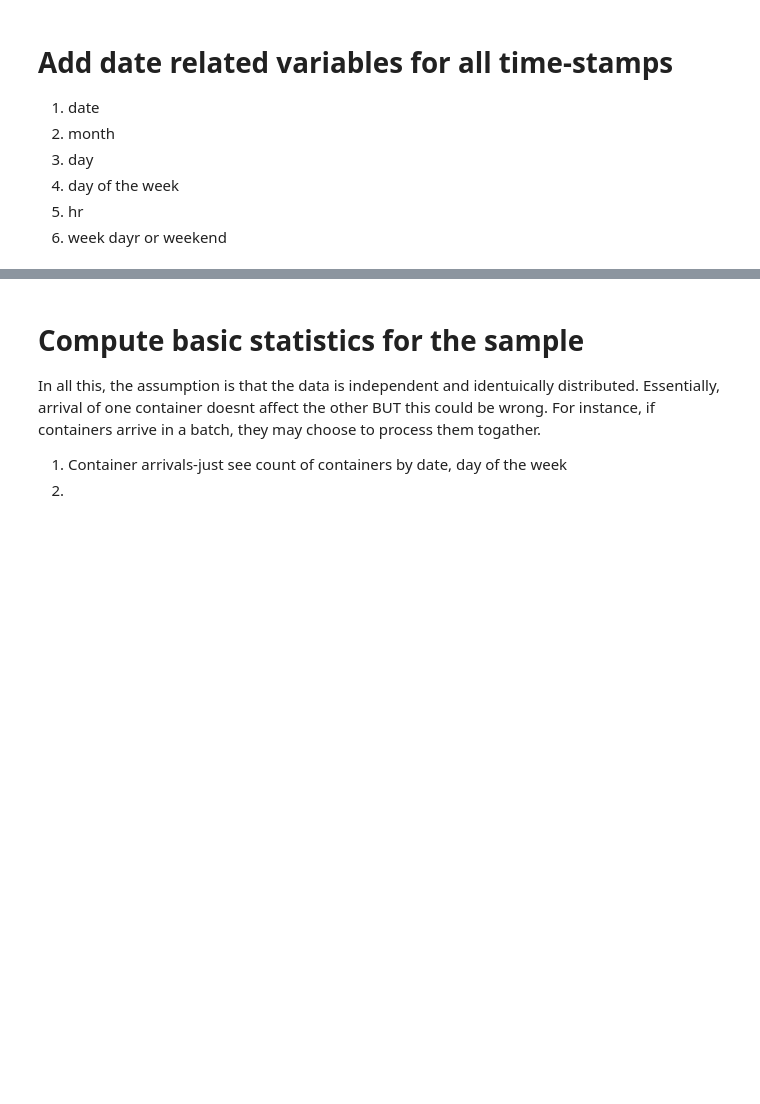
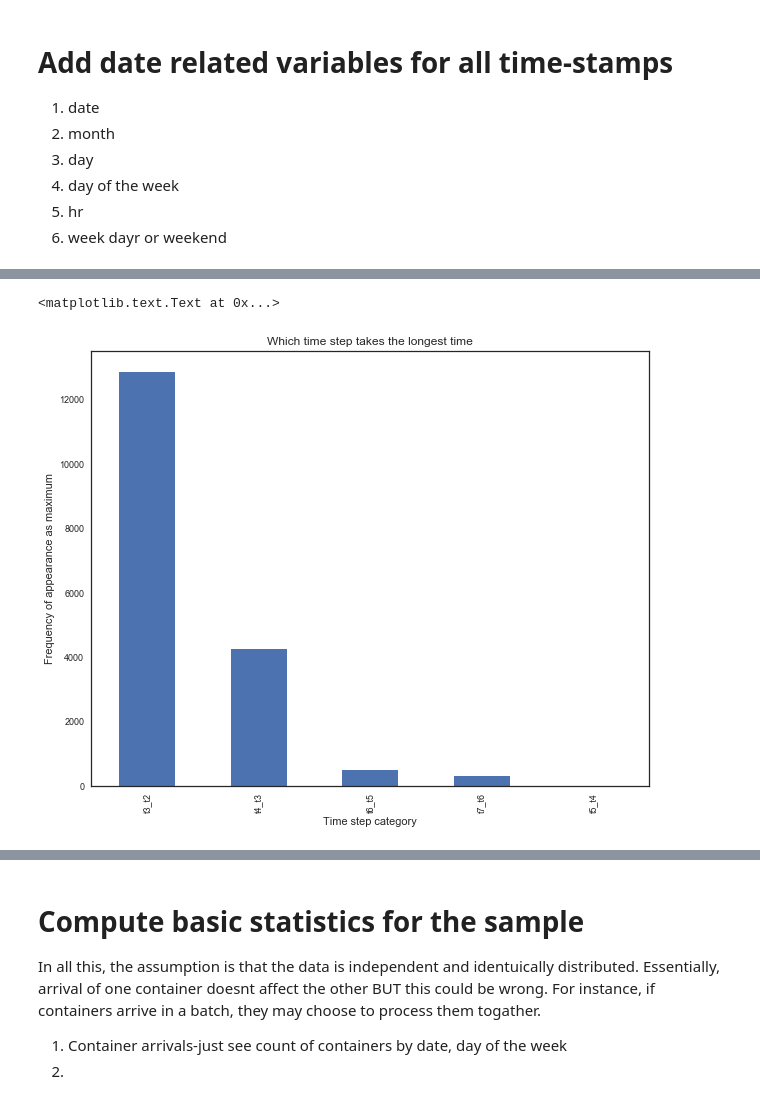
Before and after one commit to dmatekenya/Port-Analysis-Logistics, a Jupyter notebook: scripts/analysis.ipynb, the cells around one changed output, grey strips where cells are left out. Drawn from its saved outputs; the diff is of its cells as text; code cells hidden in the pictures; blank space fills up the shorter version.

```diff
--- a/scripts/analysis.ipynb
+++ b/scripts/analysis.ipynb
@@ -116,18 +149,20 @@ for col in dates:
     #add_dates_vars(col,d)
     add_dates_vars (col, d)
 # %%
-#Add duration variables-use exact time stamps to compute these and save as total seconds
-#Main phases
-d['t3_t1'] = d.apply(lambda row: (row['t3_declaration_lodged']-row['t1_arrival']).total_seconds(),axis=1)
-d['t6_t3'] = d.apply(lambda row: (row['t6_clearance']-row['t3_declaration_lodged']).total_seconds(),axis=1)
-d['t7_t6'] = d.apply(lambda row: (row['t7_removal']-row['t6_clearance']).total_seconds(),axis=1)
+#Add duration variables-use exact time stamps to compute these
+#and save as hours
+#Note all duration in hours
+
+d['t3_t1'] = d.apply(lambda row: (row['t3_declaration_lodged']-row['t1_arrival']).total_seconds()/3600,axis=1)
+d['t6_t3'] = d.apply(lambda row: (row['t6_clearance']-row['t3_declaration_lodged']).total_seconds()/3600,axis=1)
+d['t7_t6'] = d.apply(lambda row: (row['t7_removal']-row['t6_clearance']).total_seconds()/3600,axis=1)
 
 #Add othger time steps
-d['t6_t5'] = d.apply(lambda row: (row['t6_clearance']-row['t5_inspection']).total_seconds(),axis=1)
-d['t5_t4'] = d.apply(lambda row: (row['t5_inspection']-row['t4_declaration_validated']).total_seconds(),axis=1)
-d['t4_t3'] = d.apply(lambda row: (row['t4_declaration_validated']-row['t3_declaration_lodged']).total_seconds(),axis=1)
-d['t3_t2'] = d.apply(lambda row: (row['t3_declaration_lodged']-row['t2_manifest_recvd']).total_seconds(),axis=1)
-d['t2_t1'] = d.apply(lambda row: (row['t3_declaration_lodged']-row['t2_manifest_recvd']).total_seconds(),axis=1)
+d['t6_t5'] = d.apply(lambda row: (row['t6_clearance']-row['t5_inspection']).total_seconds()/3600,axis=1)
+d['t5_t4'] = d.apply(lambda row: (row['t5_inspection']-row['t4_declaration_validated']).total_seconds()/3600,axis=1)
+d['t4_t3'] = d.apply(lambda row: (row['t4_declaration_validated']-row['t3_declaration_lodged']).total_seconds()/3600,axis=1)
+d['t3_t2'] = d.apply(lambda row: (row['t3_declaration_lodged']-row['t2_manifest_recvd']).total_seconds()/3600,axis=1)
+d['t2_t1'] = d.apply(lambda row: (row['t3_declaration_lodged']-row['t2_manifest_recvd']).total_seconds()/3600,axis=1)
 # %%
 #Only considering the sequences-Add step with maximum and minimum duration
 durations = ['t7_t6','t6_t5','t5_t4','t4_t3','t3_t2','t2_t1' ]
@@ -158,0 +195,18 @@ d.max_phases.value_counts().plot(kind='bar',
+# %%
+#Lets see a simple chart showing what I described above
+ax = d.max_step_duration.value_counts().plot(kind='bar',
+                                        title = 'Which time step takes the longest time',
+                                        y='Frequency of appearance as maximum',
+                                        x = 'Time steps',
+                                        figsize=(10, 8),
+                                        legend=False,
+                                        fontsize=9)
+
+# Set the x-axis label
+ax.set_xlabel('Time step category')
+
+# Set the y-axis label
+ax.set_ylabel('Frequency of appearance as maximum')
+# %% [output]
+<matplotlib.text.Text at 0x...>
+[figure, added]
```
Also changed, not shown: parts of 29 cells of this notebook.
